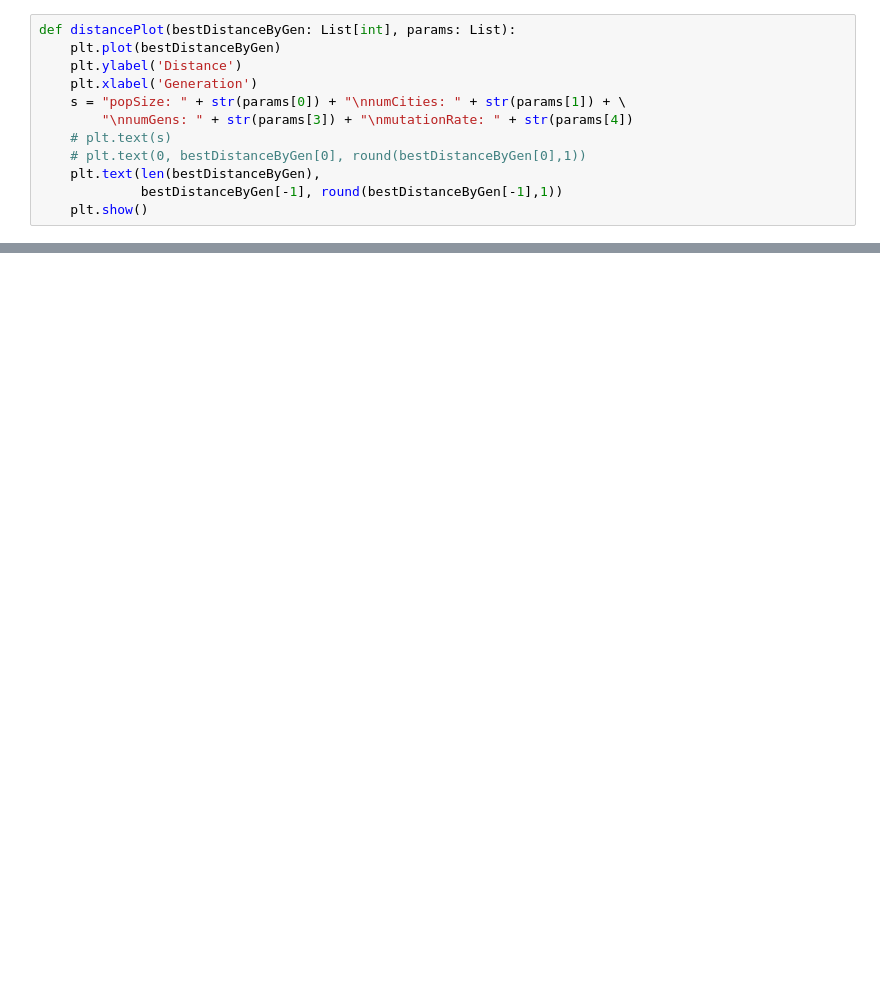
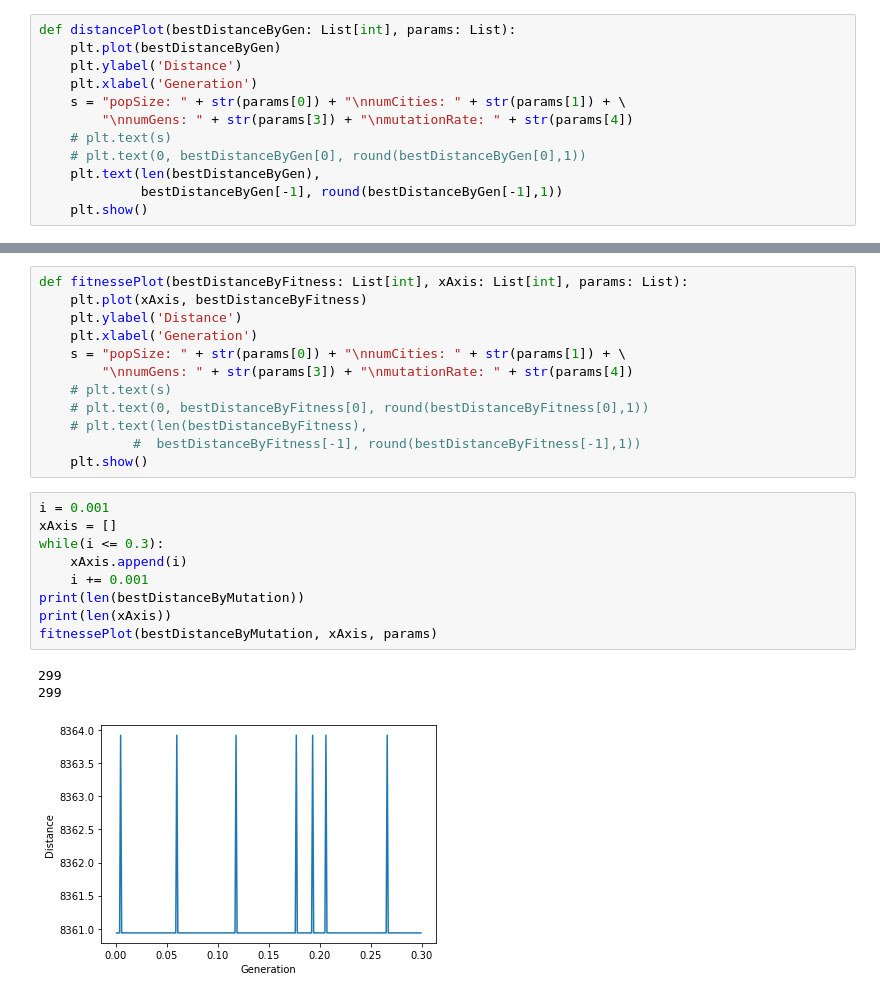
Before and after one commit to anhtuyetdut/Travel-Itinerary, a Jupyter notebook: main2.ipynb, the cells around one changed output, grey strips where cells are left out. Cells and saved outputs as stored; diff of their text form; blank space fills up the shorter version.

```diff
--- a/main2.ipynb
+++ b/main2.ipynb
@@ -343,0 +351,25 @@ distancePlot(bdbg, params)
+# %%
+def fitnessePlot(bestDistanceByFitness: List[int], xAxis: List[int], params: List):
+    plt.plot(xAxis, bestDistanceByFitness)
+    plt.ylabel('Distance')
+    plt.xlabel('Generation')
+    s = "popSize: " + str(params[0]) + "\nnumCities: " + str(params[1]) + \
+        "\nnumGens: " + str(params[3]) + "\nmutationRate: " + str(params[4])
+    # plt.text(s)
+    # plt.text(0, bestDistanceByFitness[0], round(bestDistanceByFitness[0],1))
+    # plt.text(len(bestDistanceByFitness),
+            #  bestDistanceByFitness[-1], round(bestDistanceByFitness[-1],1))
+    plt.show()
+# %%
+i = 0.001
+xAxis = []
+while(i <= 0.3):
+    xAxis.append(i)
+    i += 0.001
+print(len(bestDistanceByMutation))
+print(len(xAxis))
+fitnessePlot(bestDistanceByMutation, xAxis, params)
+# %% [output]
+299
+299
+[figure, added]
```
Also changed, not shown: parts of 10 cells of this notebook.
